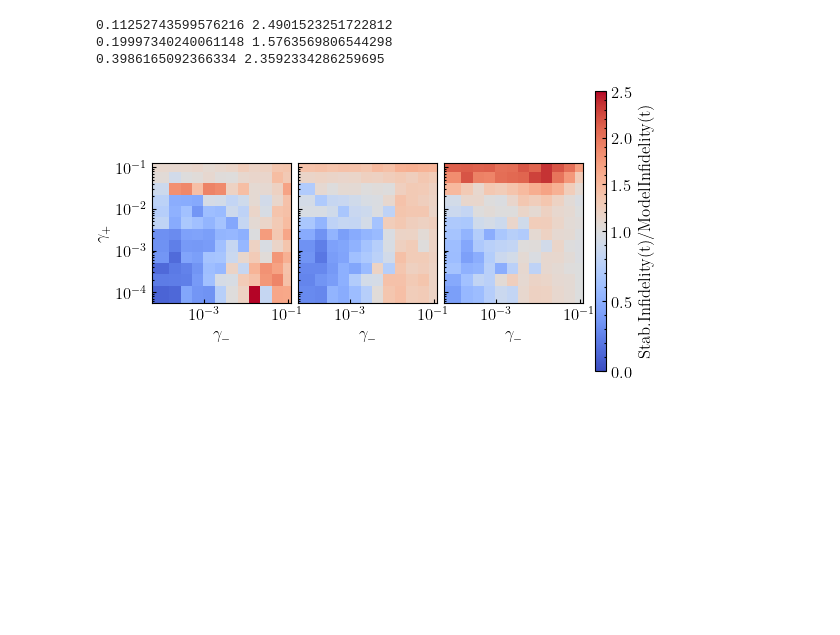
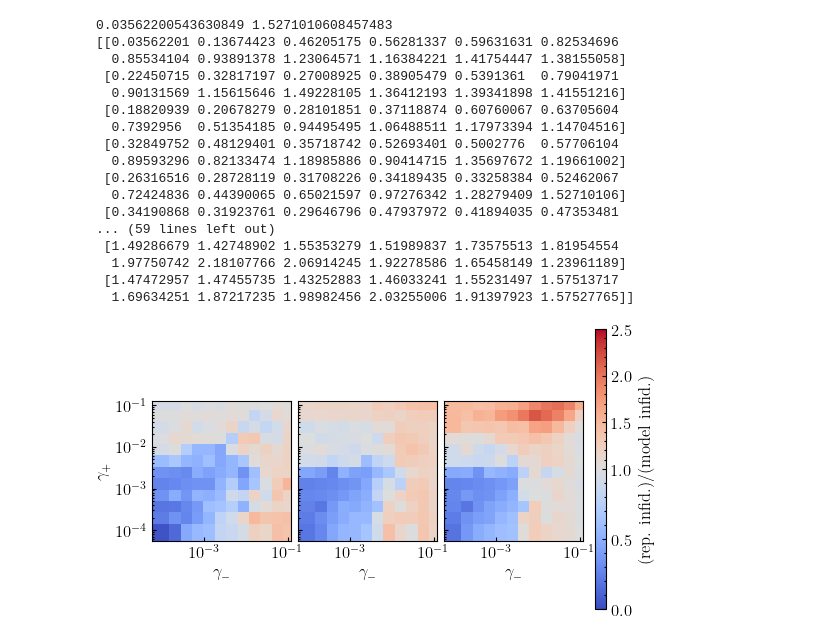
Before and after one commit to Detheg/fgrape-on-ising-1D, a Jupyter notebook: example_O/plot_2D.ipynb, the cells around one changed output. Drawn from its saved outputs; the diff is of its cells as text; code cells hidden in the pictures; blank space fills up the shorter version.

Commit message:
Created plots for thesis

```diff
--- a/example_O/plot_2D.ipynb
+++ b/example_O/plot_2D.ipynb
@@ -20,11 +20,11 @@ from plot_helpers import (
     _labels_from_params,
 )
 # %%
-dir_ = "./02_results"
+dir_ = "./01_results"
 #favour_oscillations = lambda fidelities: np.mean([np.max(fidelities[i:i+4]) for i in range(0, len(fidelities), 4)])
-fidelities_mat, params_grouped, params_each = open_from_dir(dir_ + "/eval")
+fidelities_mat, params_grouped, params_each = open_from_dir(dir_ + "/eval")#, exclude=r".*(_s=1)|(_s=2).*")
 fidelities_best_mat, params_grouped_best, params_each_best = select_best_runs(fidelities_mat, params_each)#, objective_fun=favour_oscillations)
-
+print(params_grouped_best)
 fidelities_mat_stab, params_grouped_stab, params_each_stab = open_from_dir(dir_ + "/custom/Stabilizer code")
 fidelities_mat_stab, params_grouped_stab, params_each_stab = sort_by(fidelities_mat_stab, params_each_stab, params_each_best, ignored_keys=["s", "l", "rhoe", "Nmeas"], do_remove_missing=True) # to have same order as before. Ignore params not needed for stabilizer code. Also ignore "rhoe" because of earlier bug in saving/loading.
 # %% [output]
@@ -77,7 +147,7 @@ Opening files...
 Done.
 [figure]
 # %%
-analyse_timesteps = [2,20,200]#[10, 50, 200]
+analyse_timesteps = [2,20,200] # average over first 3 timesteps, then timestep 20 and 200
 
 norm = mcolors.TwoSlopeNorm(
     vmin=0.0,
@@ -86,8 +156,20 @@ norm = mcolors.TwoSlopeNorm(
 )
 
 def plot_single_timestep(i, t, ax, params_grouped):
-    p1 = 1 - fidelities_best_mat[:, t] # Error probabilities at time t for model
-    p2 = 1 - fidelities_mat_stab[:, t] # Error probabilities at time t for stabilizer code
+    if type(t) is tuple: # average over multiple timesteps
+        p1 = fidelities_best_mat[:, t[0]] # Error probabilities at time t for model
+        p2 = fidelities_mat_stab[:, t[0]] # Error probabilities at time t for stabilizer code
+
+        for tt in t[1:]:
+            p1 = p1 + fidelities_best_mat[:, tt]
+            p2 = p2 + fidelities_mat_stab[:, tt]
+
+        p1 = 1 - p1 / len(t)
+        p2 = 1 - p2 / len(t)
+
+    else:
+        p1 = 1 - fidelities_best_mat[:, t] # Error probabilities at time t for model
+        p2 = 1 - fidelities_mat_stab[:, t] # Error probabilities at time t for stabilizer code
 
     gamma_m_values, gamma_p_values, p1_grid = grid_grouped_params(p1, params_grouped, "gammam", "gammap")
     gamma_m_values2, gamma_p_values2, p2_grid = grid_grouped_params(p2, params_grouped, "gammam", "gammap")
@@ -96,36 +178,51 @@ def plot_single_timestep(i, t, ax, params_grouped):
 
     vals = p2_grid / p1_grid
     print(np.min(vals), np.max(vals))
+    print(vals)
     im = ax.pcolormesh(
         gamma_m_values,
         gamma_p_values,
         p2_grid / p1_grid,
         cmap='coolwarm',
         norm=norm,
     )
     ax.set_xlabel("$\\gamma_-$")
     if i == 0:
         ax.set_ylabel("$\\gamma_+$")
     ax.set_xscale("log")
     ax.set_yscale("log")
     ax.set_aspect('equal')
 
     return im
 
 fig, axs = plt.subplots(1, len(analyse_timesteps), figsize=(6.1811 - 1.2/2.54, 4), sharey=True)
 for i, t in enumerate(analyse_timesteps):
     im = plot_single_timestep(i, t, axs[i], params_grouped_best)
 
 plt.subplots_adjust(wspace=0.05, hspace=0, right=0.88)
 
 # colorbar on the right
 cbar_ax = fig.add_axes([0.9, 0.15, 0.02, 0.7])
-fig.colorbar(im, cax=cbar_ax, label="$\\rm{Stab. Infidelity}(t)$/$\\rm{Model Infidelity}(t)$")
-fig.savefig(f"{dir_}/comparison_stabilizer_vs_model.svg")
+fig.colorbar(im, cax=cbar_ax, label="$\\textrm{(rep. infid.)}$/$\\textrm{(model infid.)}$")
+fig.savefig(f"{dir_}/comparison_repetition_vs_model.svg")
 
 plt.show()
 # %% [output]
-0.11252743599576216 2.4901523251722812
-0.19997340240061148 1.5763569806544298
-0.3986165092366334 2.3592334286259695
+0.03562200543630849 1.5271010608457483
+[[0.03562201 0.13674423 0.46205175 0.56281337 0.59631631 0.82534696
+  0.85534104 0.93891378 1.23064571 1.16384221 1.41754447 1.38155058]
+ [0.22450715 0.32817197 0.27008925 0.38905479 0.5391361  0.79041971
+  0.90131569 1.15615646 1.49228105 1.36412193 1.39341898 1.41551216]
+ [0.18820939 0.20678279 0.28101851 0.37118874 0.60760067 0.63705604
+  0.7392956  0.51354185 0.94495495 1.06488511 1.17973394 1.14704516]
+ [0.32849752 0.48129401 0.35718742 0.52693401 0.5002776  0.57706104
+  0.89593296 0.82133474 1.18985886 0.90414715 1.35697672 1.19661002]
+ [0.26316516 0.28728119 0.31708226 0.34189435 0.33258384 0.52462067
+  0.72424836 0.44390065 0.65021597 0.97276342 1.28279409 1.52710106]
+ [0.34190868 0.31923761 0.29646796 0.47937972 0.41894035 0.47353481
+... (59 lines left out)
+ [1.49286679 1.42748902 1.55353279 1.51989837 1.73575513 1.81954554
+  1.97750742 2.18107766 2.06914245 1.92278586 1.65458149 1.23961189]
+ [1.47472957 1.47455735 1.43252883 1.46033241 1.55231497 1.57513717
+  1.69634251 1.87217235 1.98982456 2.03255006 1.91397923 1.57527765]]
-[figure, old version]
+[figure, new version]
```
Also changed, not shown: parts of 4 cells of this notebook, 8 other files.
